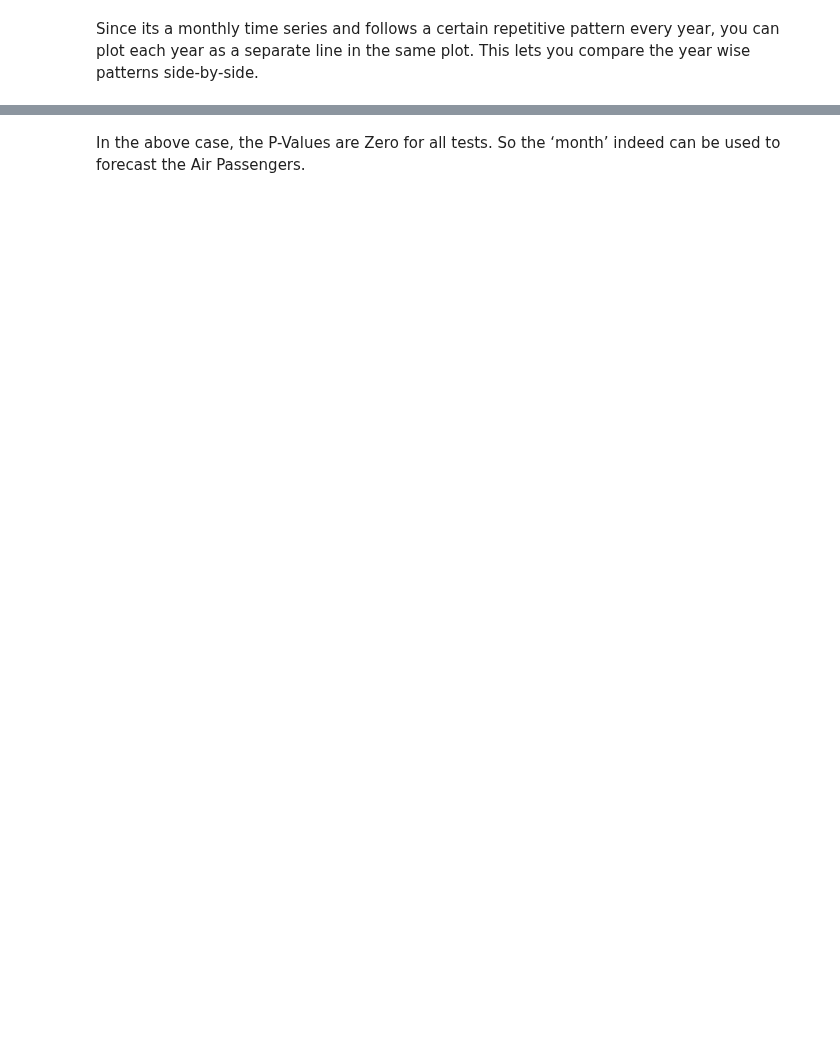
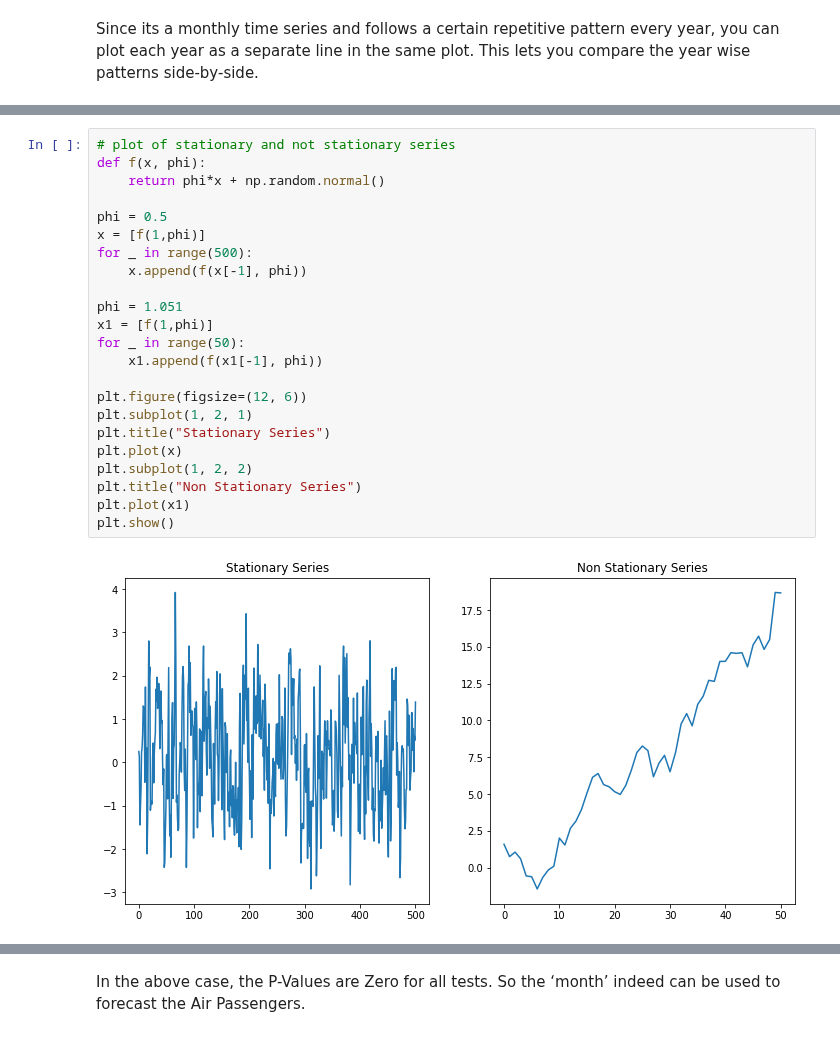
Before and after one commit to matteosan1/finance_course, a Jupyter notebook: time_series.ipynb, the cells around one changed output, grey strips where cells are left out. Cells and saved outputs as stored; diff of their text form; blank space fills up the shorter version.

```diff
--- a/time_series.ipynb
+++ b/time_series.ipynb
@@ -657,0 +133,25 @@ The second argument maxlag says till how many lags of Y should be included in th
+# %%
+# plot of stationary and not stationary series
+def f(x, phi):
+    return phi*x + np.random.normal()
+
+phi = 0.5
+x = [f(1,phi)]
+for _ in range(500):
+    x.append(f(x[-1], phi))
+
+phi = 1.051
+x1 = [f(1,phi)]
+for _ in range(50):
+    x1.append(f(x1[-1], phi))
+
+plt.figure(figsize=(12, 6))
+plt.subplot(1, 2, 1)
+plt.title("Stationary Series")
+plt.plot(x)
+plt.subplot(1, 2, 2)
+plt.title("Non Stationary Series")
+plt.plot(x1)
+plt.show()
+# %% [output]
+[figure, added]
```
Also changed, not shown: parts of 96 cells of this notebook.
